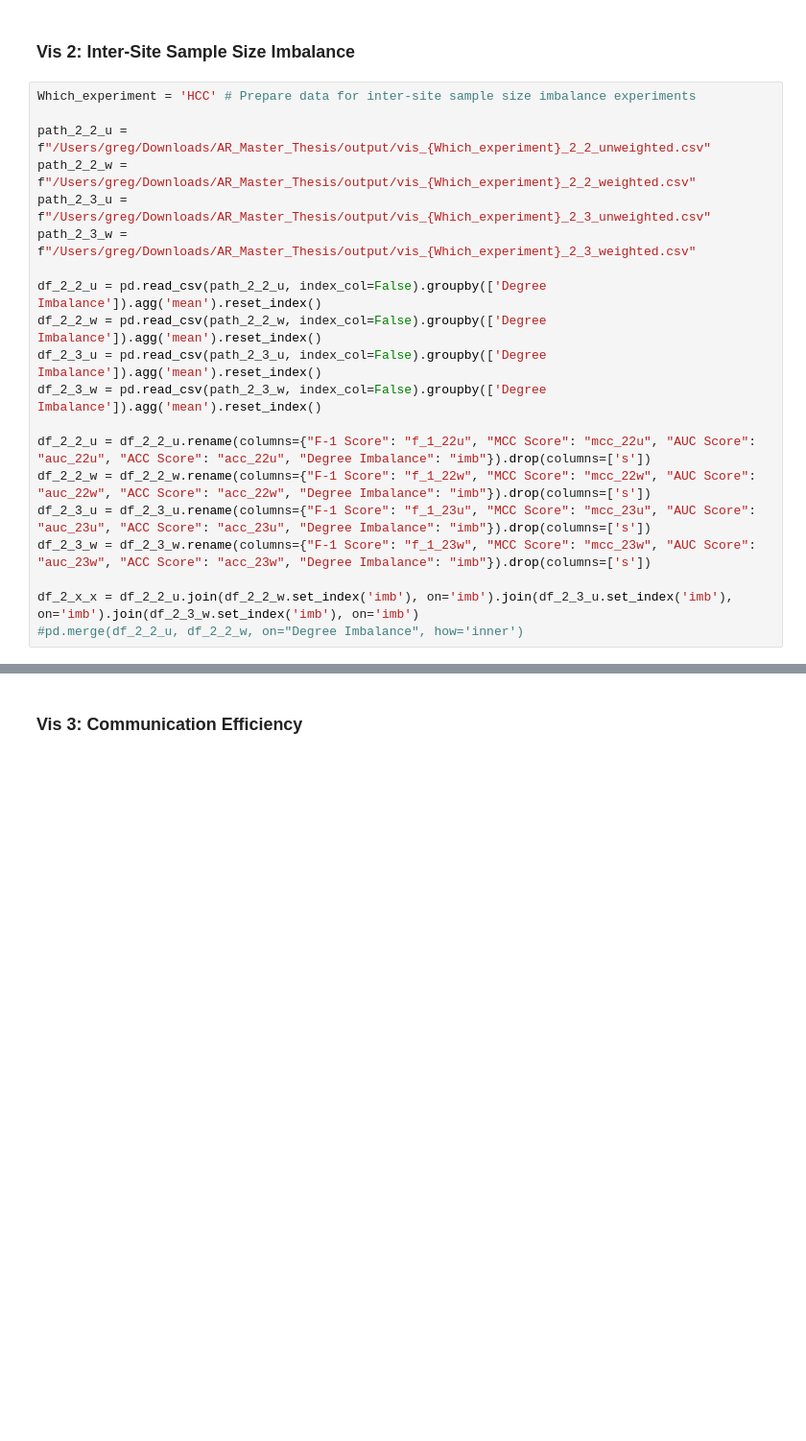
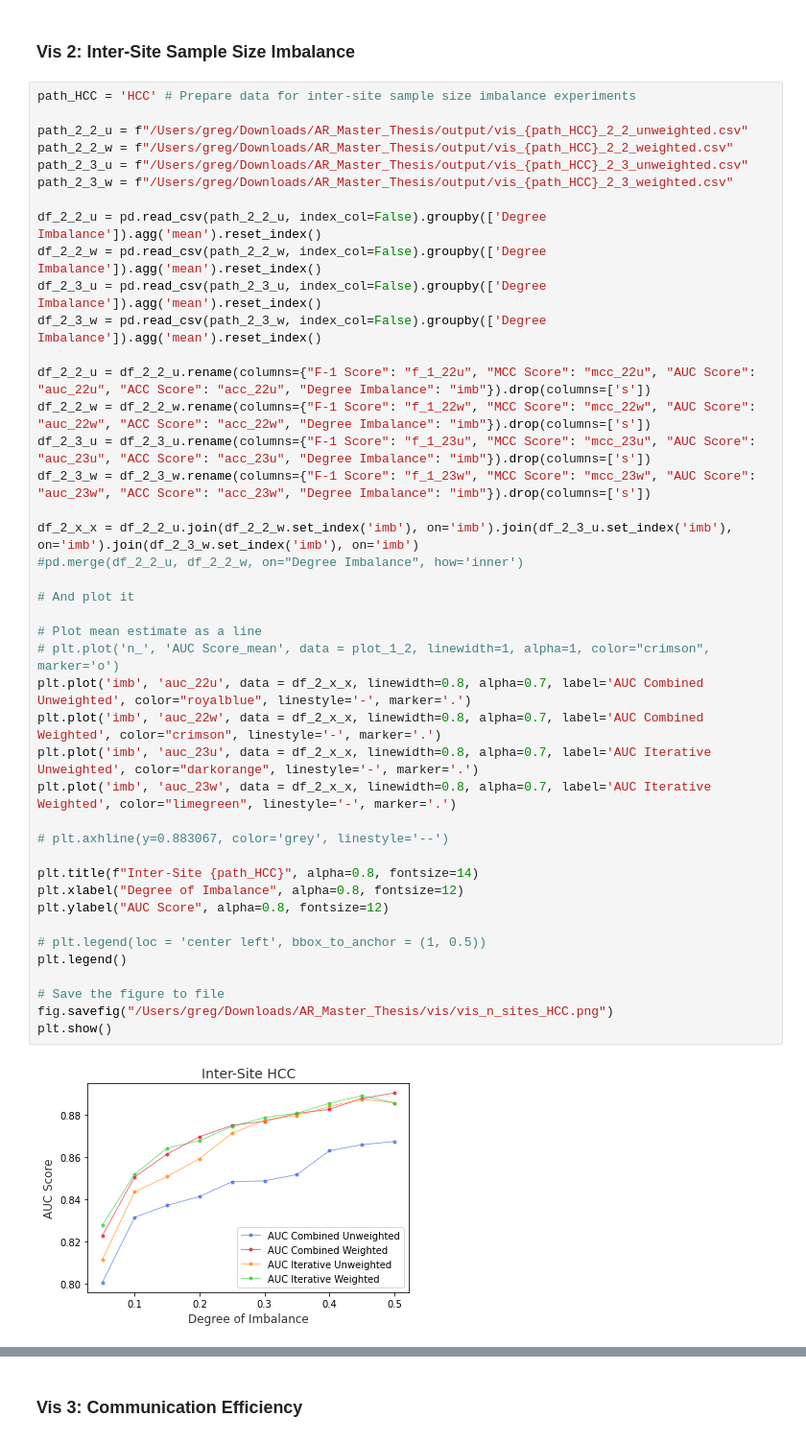
Before and after one commit to GregChen3072/MasterArbeit, a Jupyter notebook: src/visualization.ipynb, the cells around one changed output, grey strips where cells are left out. Shown: that part at 96% size. Cells and saved outputs as stored; diff of their text form; blank space fills up the shorter version.

```diff
--- a/src/visualization.ipynb
+++ b/src/visualization.ipynb
@@ -87,23 +140,47 @@ plt.show()
 # %% [markdown]
 ### Vis 2: Inter-Site Sample Size Imbalance
 # %%
-Which_experiment = 'HCC' # Prepare data for inter-site sample size imbalance experiments
+path_HCC = 'HCC' # Prepare data for inter-site sample size imbalance experiments
 
-path_2_2_u = f"/Users/greg/Downloads/AR_Master_Thesis/output/vis_{Which_experiment}_2_2_unweighted.csv"
-path_2_2_w = f"/Users/greg/Downloads/AR_Master_Thesis/output/vis_{Which_experiment}_2_2_weighted.csv"
-path_2_3_u = f"/Users/greg/Downloads/AR_Master_Thesis/output/vis_{Which_experiment}_2_3_unweighted.csv"
-path_2_3_w = f"/Users/greg/Downloads/AR_Master_Thesis/output/vis_{Which_experiment}_2_3_weighted.csv"
+path_2_2_u = f"/Users/greg/Downloads/AR_Master_Thesis/output/vis_{path_HCC}_2_2_unweighted.csv"
+path_2_2_w = f"/Users/greg/Downloads/AR_Master_Thesis/output/vis_{path_HCC}_2_2_weighted.csv"
+path_2_3_u = f"/Users/greg/Downloads/AR_Master_Thesis/output/vis_{path_HCC}_2_3_unweighted.csv"
+path_2_3_w = f"/Users/greg/Downloads/AR_Master_Thesis/output/vis_{path_HCC}_2_3_weighted.csv"
 
 df_2_2_u = pd.read_csv(path_2_2_u, index_col=False).groupby(['Degree Imbalance']).agg('mean').reset_index()
 df_2_2_w = pd.read_csv(path_2_2_w, index_col=False).groupby(['Degree Imbalance']).agg('mean').reset_index()
 df_2_3_u = pd.read_csv(path_2_3_u, index_col=False).groupby(['Degree Imbalance']).agg('mean').reset_index()
 df_2_3_w = pd.read_csv(path_2_3_w, index_col=False).groupby(['Degree Imbalance']).agg('mean').reset_index()
 
 df_2_2_u = df_2_2_u.rename(columns={"F-1 Score": "f_1_22u", "MCC Score": "mcc_22u", "AUC Score": "auc_22u", "ACC Score": "acc_22u", "Degree Imbalance": "imb"}).drop(columns=['s'])
 df_2_2_w = df_2_2_w.rename(columns={"F-1 Score": "f_1_22w", "MCC Score": "mcc_22w", "AUC Score": "auc_22w", "ACC Score": "acc_22w", "Degree Imbalance": "imb"}).drop(columns=['s'])
 df_2_3_u = df_2_3_u.rename(columns={"F-1 Score": "f_1_23u", "MCC Score": "mcc_23u", "AUC Score": "auc_23u", "ACC Score": "acc_23u", "Degree Imbalance": "imb"}).drop(columns=['s'])
 df_2_3_w = df_2_3_w.rename(columns={"F-1 Score": "f_1_23w", "MCC Score": "mcc_23w", "AUC Score": "auc_23w", "ACC Score": "acc_23w", "Degree Imbalance": "imb"}).drop(columns=['s'])
 
 df_2_x_x = df_2_2_u.join(df_2_2_w.set_index('imb'), on='imb').join(df_2_3_u.set_index('imb'), on='imb').join(df_2_3_w.set_index('imb'), on='imb')
 #pd.merge(df_2_2_u, df_2_2_w, on="Degree Imbalance", how='inner')
+
+# And plot it
+
+# Plot mean estimate as a line
+# plt.plot('n_', 'AUC Score_mean', data = plot_1_2, linewidth=1, alpha=1, color="crimson", marker='o')
+plt.plot('imb', 'auc_22u', data = df_2_x_x, linewidth=0.8, alpha=0.7, label='AUC Combined Unweighted', color="royalblue", linestyle='-', marker='.')
+plt.plot('imb', 'auc_22w', data = df_2_x_x, linewidth=0.8, alpha=0.7, label='AUC Combined Weighted', color="crimson", linestyle='-', marker='.')
+plt.plot('imb', 'auc_23u', data = df_2_x_x, linewidth=0.8, alpha=0.7, label='AUC Iterative Unweighted', color="darkorange", linestyle='-', marker='.')
+plt.plot('imb', 'auc_23w', data = df_2_x_x, linewidth=0.8, alpha=0.7, label='AUC Iterative Weighted', color="limegreen", linestyle='-', marker='.')
+
+# plt.axhline(y=0.883067, color='grey', linestyle='--')
+
+plt.title(f"Inter-Site {path_HCC}", alpha=0.8, fontsize=14)
+plt.xlabel("Degree of Imbalance", alpha=0.8, fontsize=12)
+plt.ylabel("AUC Score", alpha=0.8, fontsize=12)
+
+# plt.legend(loc = 'center left', bbox_to_anchor = (1, 0.5))
+plt.legend()
+
+# Save the figure to file
+fig.savefig("/Users/greg/Downloads/AR_Master_Thesis/vis/vis_n_sites_HCC.png")
+plt.show()
+# %% [output]
+[figure, added]
 # %%
```
Also changed, not shown: parts of 13 cells of this notebook.
